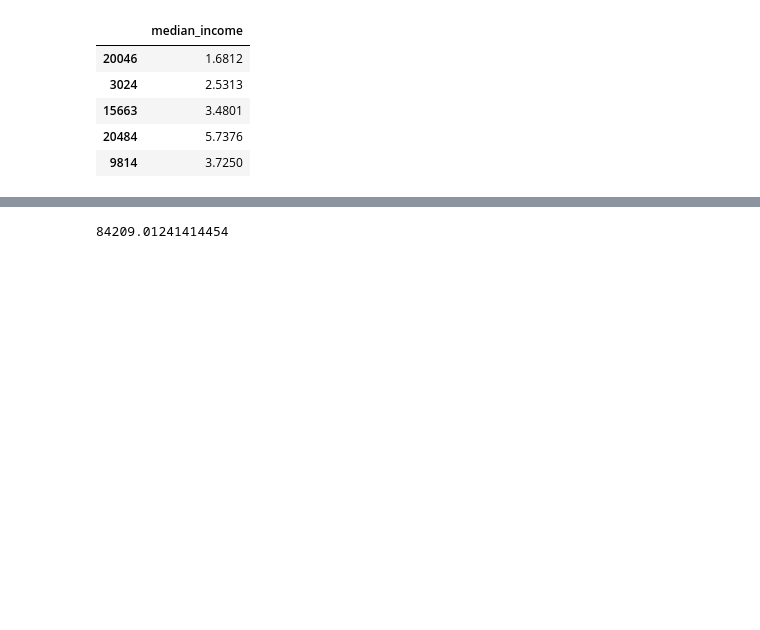
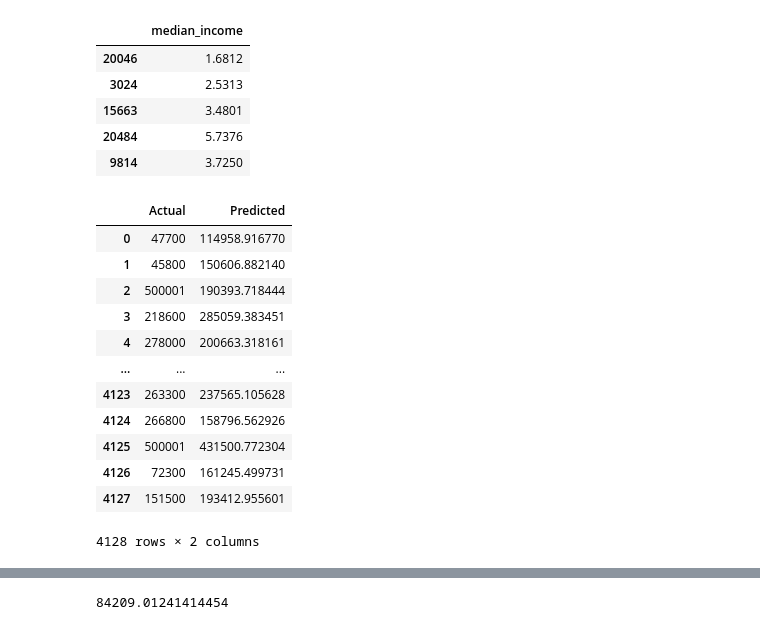
Before and after one commit to Adityav93/California_Housing, a Jupyter notebook: California_Housing_Price.ipynb, the cells around one changed output, grey strips where cells are left out. Cells and saved outputs as stored; diff of their text form; code cells hidden in the pictures; blank space fills up the shorter version.

```diff
--- a/California_Housing_Price.ipynb
+++ b/California_Housing_Price.ipynb
@@ -173,0 +253,17 @@ Y_test_pred = lr.predict(X_med_test_std)
+# %%
+df_med = pd.DataFrame({'Actual': Y_test.values.flatten(), 'Predicted': Y_med_test_pred.flatten()})
+df_med
+# %% [output]
+|  | Actual | Predicted |
+| 0 | 47700 | 114958.916770 |
+| 1 | 45800 | 150606.882140 |
+| 2 | 500001 | 190393.718444 |
+| 3 | 218600 | 285059.383451 |
+| 4 | 278000 | 200663.318161 |
+| ... | ... | ... |
+| 4123 | 263300 | 237565.105628 |
+| 4124 | 266800 | 158796.562926 |
+| 4125 | 500001 | 431500.772304 |
+| 4126 | 72300 | 161245.499731 |
+| 4127 | 151500 | 193412.955601 |
+4128 rows × 2 columns
```
Also changed, not shown: parts of 30 cells of this notebook.
